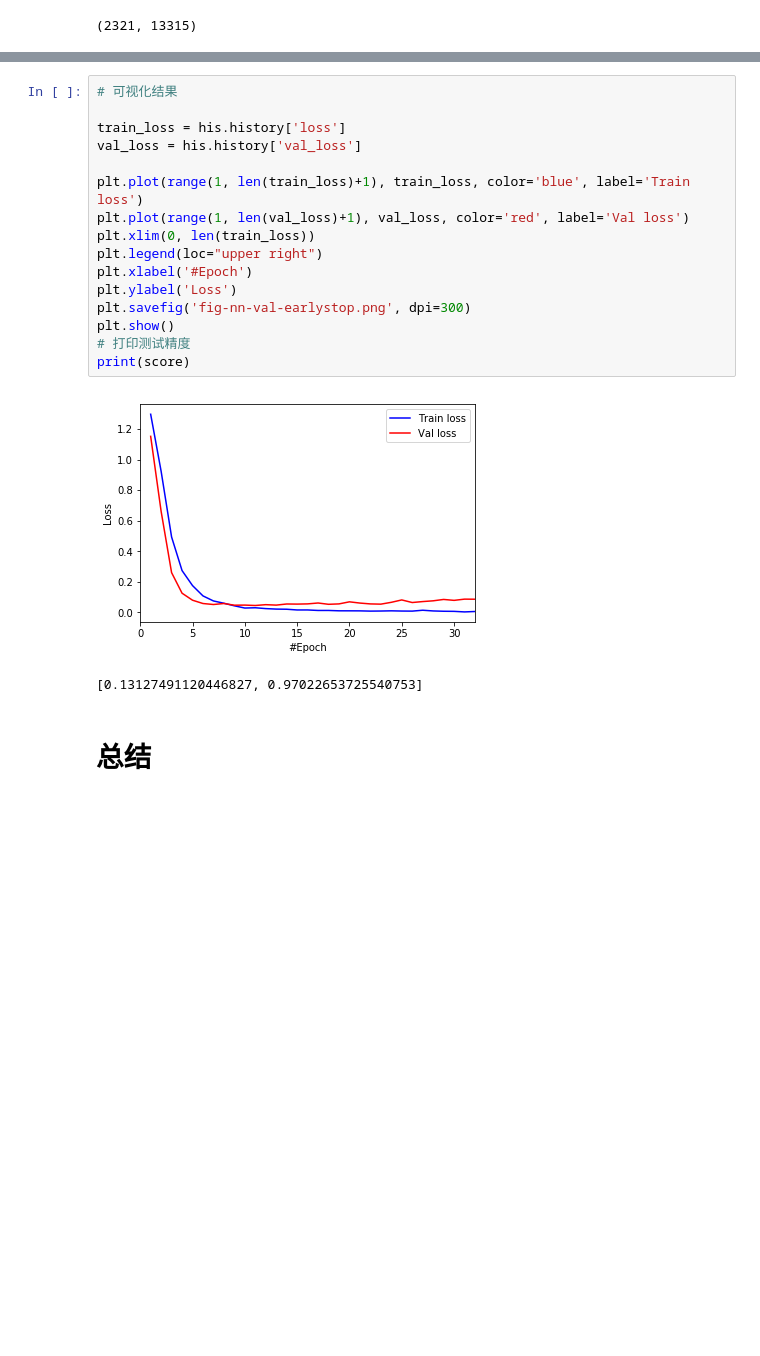
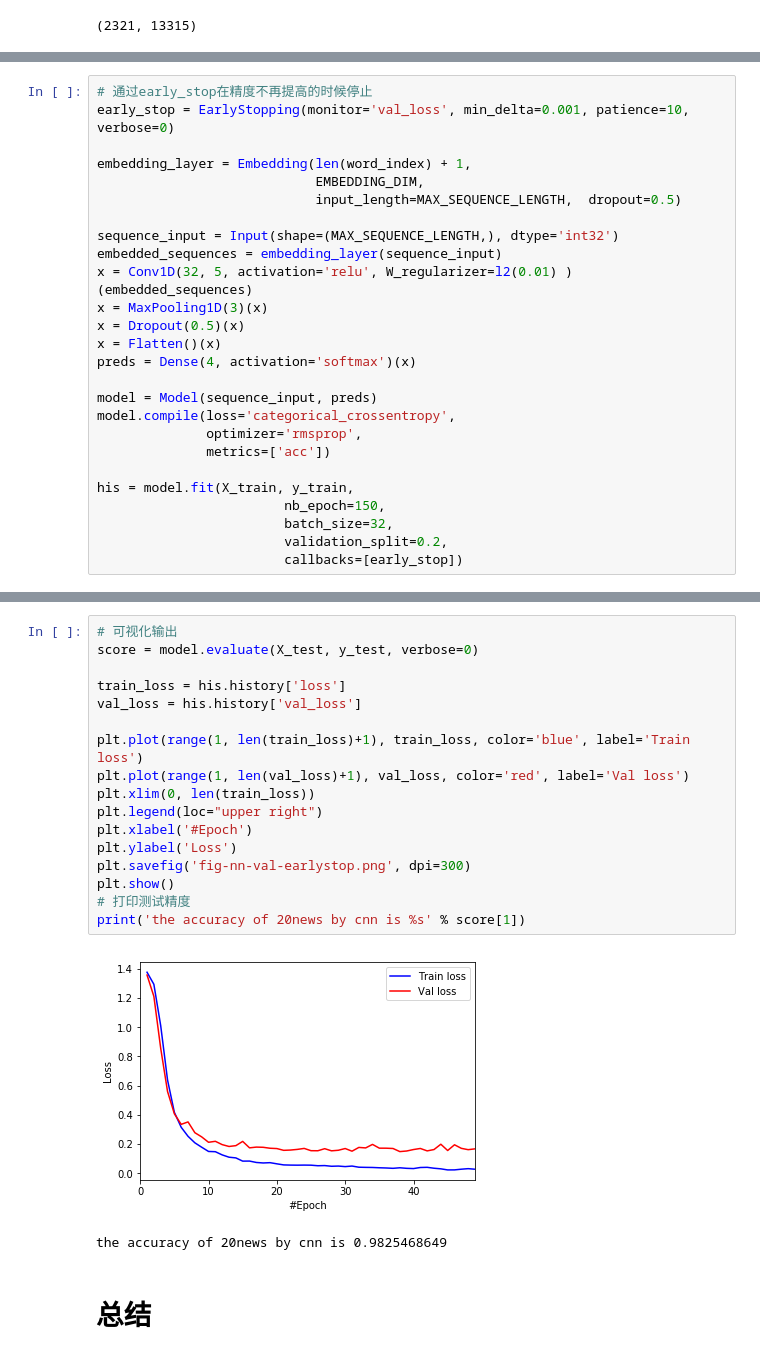
Before and after one commit to MihaiLai/20-Newsgroup-classification, a Jupyter notebook: 20news.ipynb, the cells around one changed output, grey strips where cells are left out. Saved outputs shown, nothing was run; the diff lists cells and outputs as text; blank space fills up the shorter version.

```diff
--- a/20news.ipynb
+++ b/20news.ipynb
@@ -184,0 +186,26 @@ Epoch 32/800
+# %%
+# 通过early_stop在精度不再提高的时候停止
+early_stop = EarlyStopping(monitor='val_loss', min_delta=0.001, patience=10, verbose=0)
+
+embedding_layer = Embedding(len(word_index) + 1,
+                            EMBEDDING_DIM,
+                            input_length=MAX_SEQUENCE_LENGTH,  dropout=0.5)
+
+sequence_input = Input(shape=(MAX_SEQUENCE_LENGTH,), dtype='int32')
+embedded_sequences = embedding_layer(sequence_input)
+x = Conv1D(32, 5, activation='relu', W_regularizer=l2(0.01) )(embedded_sequences)
+x = MaxPooling1D(3)(x)
+x = Dropout(0.5)(x)
+x = Flatten()(x)
+preds = Dense(4, activation='softmax')(x)
+
+model = Model(sequence_input, preds)
+model.compile(loss='categorical_crossentropy',
+              optimizer='rmsprop',
+              metrics=['acc'])
+
+his = model.fit(X_train, y_train,
+                        nb_epoch=150,
+                        batch_size=32,
+                        validation_split=0.2,
+                        callbacks=[early_stop])
@@ -185,21 +230,22 @@ Epoch 32/800
 # %%
-# 可视化结果
+# 可视化输出
+score = model.evaluate(X_test, y_test, verbose=0)
 
 train_loss = his.history['loss']
 val_loss = his.history['val_loss']
 
 plt.plot(range(1, len(train_loss)+1), train_loss, color='blue', label='Train loss')
 plt.plot(range(1, len(val_loss)+1), val_loss, color='red', label='Val loss')
 plt.xlim(0, len(train_loss))
 plt.legend(loc="upper right")
 plt.xlabel('#Epoch')
 plt.ylabel('Loss')
 plt.savefig('fig-nn-val-earlystop.png', dpi=300)
 plt.show()
 # 打印测试精度
-print(score)
+print('the accuracy of 20news by cnn is %s' % score[1])
 # %% [output]
-[figure, old version]
+[figure, new version]
-[0.13127491120446827, 0.97022653725540753]
+the accuracy of 20news by cnn is 0.9825468649
 # %% [markdown]
 # 总结
```
Also changed, not shown: parts of 43 cells of this notebook, 3 other files.
